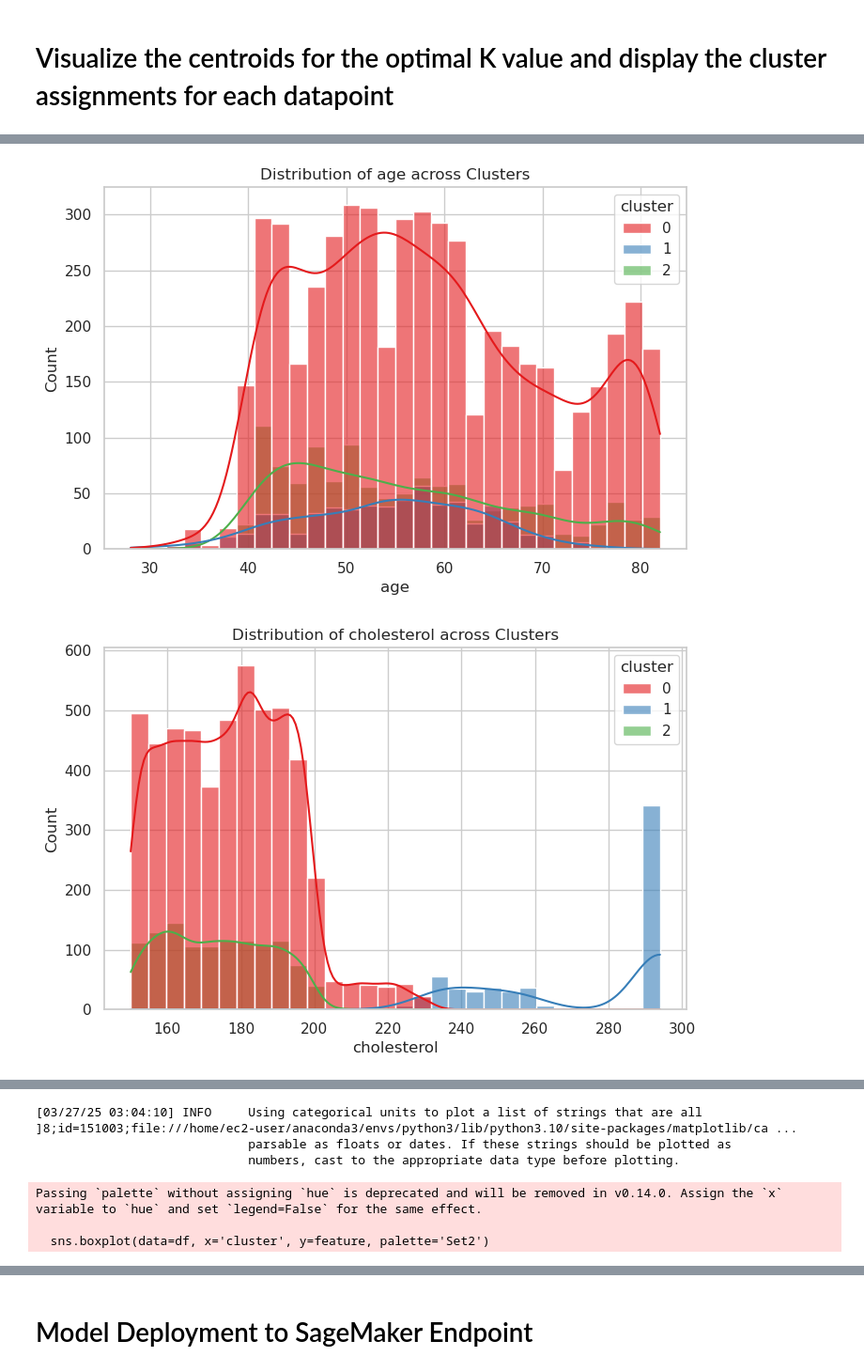
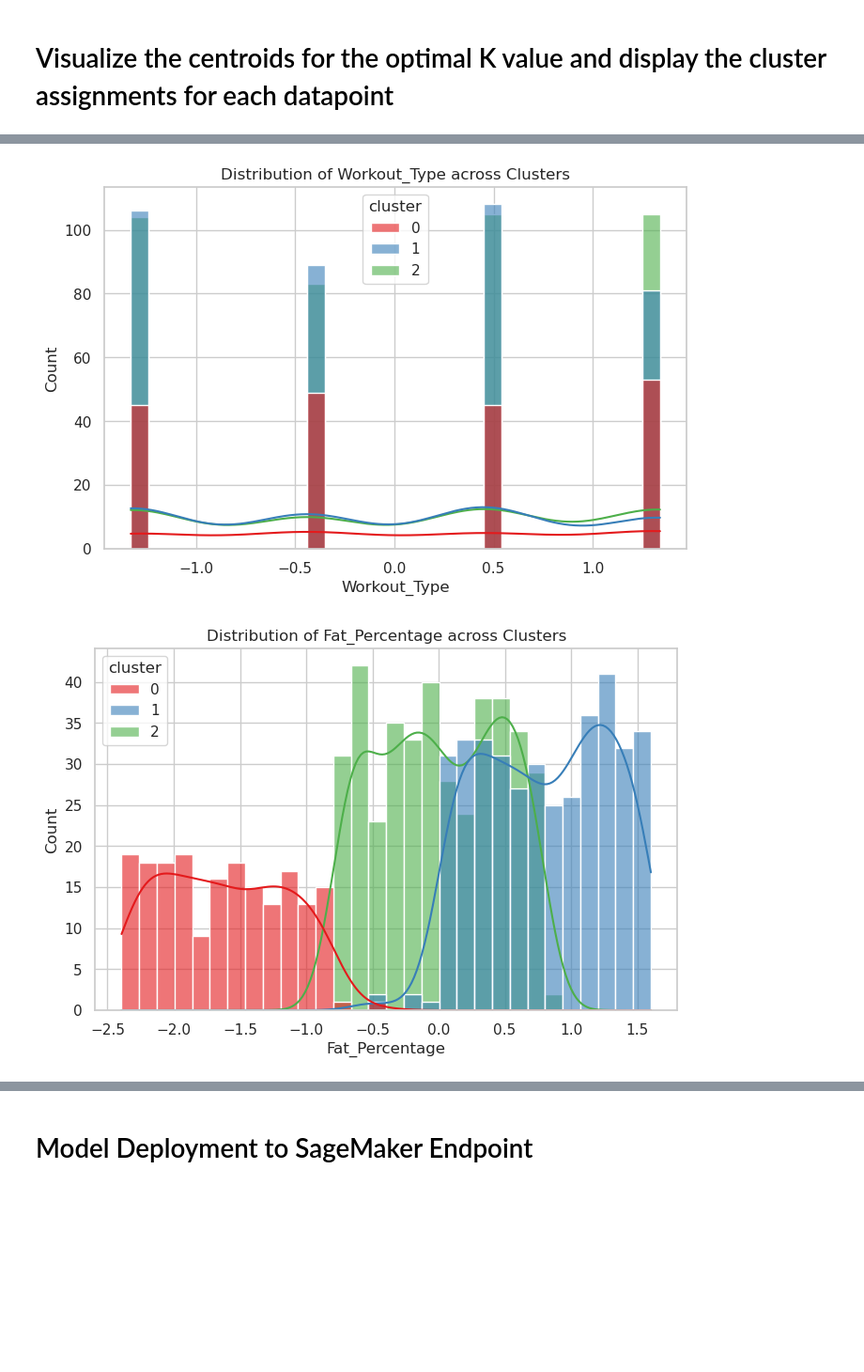
Before and after one commit to MikeGstefan/COMM-493---W25, a Jupyter notebook: KMeans Clustering - ALL.ipynb, the cells around one changed output, grey strips where cells are left out. Shown at 94% size. Drawn from its saved outputs; the diff is of its cells as text; code cells hidden in the pictures; blank space fills up the shorter version.

Commit message:
Found a Gym data set to use

```diff
--- a/KMeans Clustering - ALL.ipynb
+++ b/KMeans Clustering - ALL.ipynb
@@ -113,25 +113,26 @@ from sklearn.preprocessing import LabelEncoder
 # Step 1: Load the Dataset
 # Load the mall customers dataset from a CSV file into a Pandas DataFrame.
 # This allows for easy data manipulation and analysis.
-df = pd.read_csv('patient_priority.csv')
-
-
-df = df.drop(columns=df.columns[0])  # Works if you are certain about column order
-
+df = pd.read_csv('gym2.csv')
 
 # Encode categorical columns
 label_encoders = {}
 
-for col in ["Residence_type", "smoking_status", "triage"]:
+for col in ["Gender", "Workout_Type"]:
     le = LabelEncoder()
     df[col] = le.fit_transform(df[col])  # Convert categories to numbers
     label_encoders[col] = le  # Store the encoder for later use if needed
 
 # Ensure binary columns are integers
-binary_cols = ["gender", "exercise angina", "hypertension", "heart_disease"]
+binary_cols = ["Gender"]
 df[binary_cols] = df[binary_cols].fillna(0)
 
 df[binary_cols] = df[binary_cols].astype(int)
+
+from sklearn.preprocessing import StandardScaler
+
+scaler = StandardScaler()
+df = pd.DataFrame(scaler.fit_transform(df), columns=df.columns)
 
 # Step 3: Select Relevant Features
 # For clustering, we focus on the features
@@ -146,8 +147,8 @@ data_np = df.values.astype('float32')
 # Step 5: Save and Upload Preprocessed Data
 # Save the preprocessed dataset to a CSV file, without the index.
 # This file is then uploaded to an S3 bucket, making it accessible for machine learning tasks in SageMaker.
-df.to_csv('test_patient_priority.csv', index=False)
-data_uri = sagemaker_session.upload_data('test_patient_priority.csv', key_prefix=prefix)
+df.to_csv('test_gym.csv', index=False)
+data_uri = sagemaker_session.upload_data('test_gym.csv', key_prefix=prefix)
 
 # Output the S3 URI of the uploaded dataset for reference, confirming the successful upload.
 print(f"Data uploaded to S3: {data_uri}")
@@ -536,39 +494,39 @@ cluster
 # %%
 import matplotlib.pyplot as plt
 import seaborn as sns
 import pandas as pd
 
 # Assuming 'df' is your dataset and 'cluster' is the assigned cluster column
 # Replace 'df' with your actual DataFrame name
 
-features_to_plot = ['age', 'cholesterol', 'blood pressure', 'max heart rate', 'bmi']
+features_to_plot = ['Workout_Type', 'Fat_Percentage', 'Workout_Frequency (days/week)', 'Experience_Level', 'Session_Duration (hours)', 'Weight (kg)']
 
 # Histograms for feature distributions
 for feature in features_to_plot:
     plt.figure(figsize=(8, 5))
     sns.histplot(data=df, x=feature, hue='cluster', kde=True, bins=30, palette='Set1', alpha=0.6)
     plt.title(f'Distribution of {feature} across Clusters')
     plt.xlabel(feature)
     plt.ylabel('Count')
     plt.show()
 
 # Box plots to show the spread of data within each cluster
-for feature in features_to_plot:
-    plt.figure(figsize=(8, 5))
-    sns.boxplot(data=df, x='cluster', y=feature, palette='Set2')
-    plt.title(f'Boxplot of {feature} per Cluster')
-    plt.xlabel('Cluster')
-    plt.ylabel(feature)
-    plt.show()
+# for feature in features_to_plot:
+#     plt.figure(figsize=(8, 5))
+#     sns.boxplot(data=df, x='cluster', y=feature, palette='Set2')
+#     plt.title(f'Boxplot of {feature} per Cluster')
+#     plt.xlabel('Cluster')
+#     plt.ylabel(feature)
+#     plt.show()
 
 # KDE plots to visualize the density
 for feature in features_to_plot:
     plt.figure(figsize=(8, 5))
     sns.kdeplot(data=df, x=feature, hue='cluster', fill=True, common_norm=False, palette='Set1', alpha=0.5)
     plt.title(f'KDE Plot of {feature} per Cluster')
     plt.xlabel(feature)
     plt.ylabel('Density')
     plt.show()
 # %% [output]
-[figure, old version]
+[figure, new version]
-[figure, old version]
+[figure, new version]
@@ -578,6 +535,0 @@ for feature in features_to_plot:
-[03/27/25 03:04:10] INFO     Using categorical units to plot a list of strings that are all         ]8;id=151003;file:///home/ec2-user/anaconda3/envs/python3/lib/python3.10/site-packages/matplotlib/ca ...
-                             parsable as floats or dates. If these strings should be plotted as
-                             numbers, cast to the appropriate data type before plotting.
-Passing `palette` without assigning `hue` is deprecated and will be removed in v0.14.0. Assign the `x` variable to `hue` and set `legend=False` for the same effect.
-
-  sns.boxplot(data=df, x='cluster', y=feature, palette='Set2')
```
Also changed, not shown: parts of 11 cells of this notebook, 2 other files.
